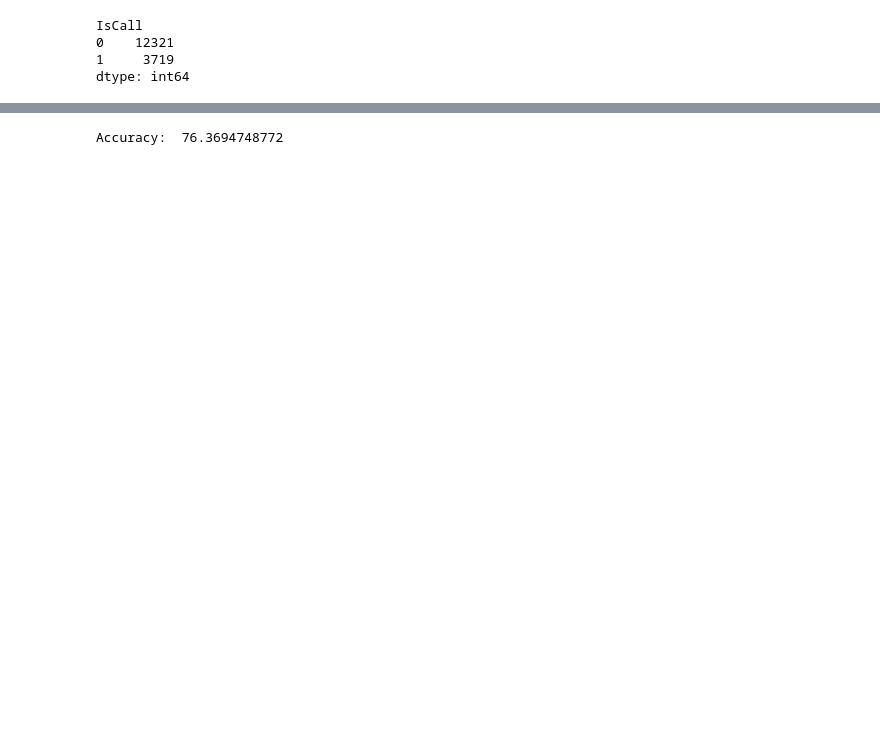
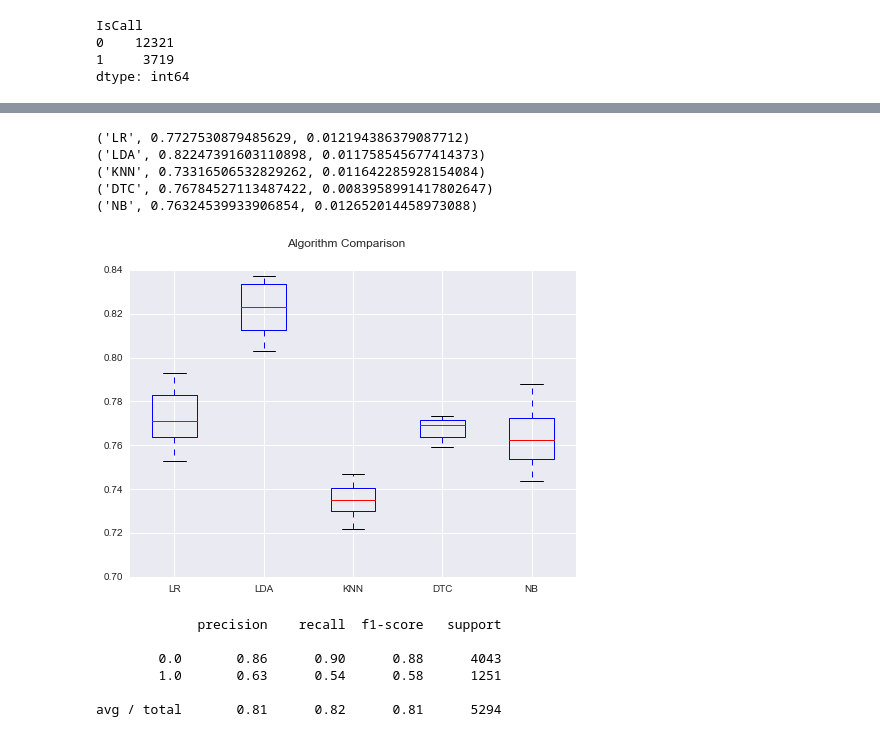
Before and after one commit to apclypsr/Capstone-Project, a Jupyter notebook: SurveyAnalysis.ipynb, the cells around one changed output, grey strips where cells are left out. Saved outputs shown, nothing was run; the diff lists cells and outputs as text; code cells hidden in the pictures; blank space fills up the shorter version.

```diff
--- a/SurveyAnalysis.ipynb
+++ b/SurveyAnalysis.ipynb
@@ -498,8 +494,55 @@ Explained Variance:  [ 0.96121789  0.03470732  0.00217056  0.00147316]
+# %%
+#test different types of models
+
+array = PAIRPLOT2.values
+X = array[:,1:9].astype(float)
+Y = array[:,0]
+validation_size = 0.20
+seed = 7
+X_train, X_validation, Y_train, Y_validation = cross_validation.train_test_split(X, Y,
+test_size=validation_size, random_state=seed)
+num_folds = 10
+num_instances = len(X_train)
+seed = 7
+scoring = 'accuracy'
+models = []
+models.append(('LR', LogisticRegression()))
+models.append(('LDA', LinearDiscriminantAnalysis()))
+models.append(('KNN', KNeighborsClassifier()))
+models.append(('DTC', DecisionTreeClassifier()))
+models.append(('NB', GaussianNB()))
+#models.append(('SVM', SVC())) - causes code to hang
+results = []
+names = []
+for name, model in models:
+    kfold = cross_validation.KFold(n=num_instances, n_folds=num_folds, random_state=seed)
+    cv_results = cross_validation.cross_val_score(model, X_train, Y_train, cv=kfold, scoring=scoring)
+    results.append(cv_results)
+    names.append(name)
+    msg = (name, cv_results.mean(),cv_results.std())
+    print(msg)
+# %% [output]
+('LR', 0.7727530879485629, 0.012194386379087712)
+('LDA', 0.82247391603110898, 0.011758545677414373)
+('KNN', 0.73316506532829262, 0.011642285928154084)
+('DTC', 0.76784527113487422, 0.0083958991417802647)
+('NB', 0.76324539933906854, 0.012652014458973088)
+# %%
+#distribution of models
+
+fig = plt.figure()
+fig.suptitle('Algorithm Comparison')
+ax = fig.add_subplot(111)
+plt.boxplot(results)
+ax.set_xticklabels(names)
+plt.show()
+# %% [output]
+[figure, added]
 # %%
-#train/test algorithm using all 10 features
+#classification report with best model (Decision Trees)
 
-# Evaluate using a train and a test set
-from sklearn import cross_validation
+from sklearn.metrics import classification_report
+
 array = PAIRPLOT2.values
 X = array[:,1:14]
 Y = array[:,0]
@@ -507,10 +550,16 @@ test_size = 0.33
 seed = 7
 X_train, X_test, Y_train, Y_test = cross_validation.train_test_split(X, Y,
 test_size=test_size, random_state=seed)
-model = LogisticRegression()
+model = LinearDiscriminantAnalysis()
 model.fit(X_train, Y_train)
-result = model.score(X_test, Y_test)
-print("Accuracy: ", result*100.0)
+predicted = model.predict(X_test)
+report = classification_report(Y_test, predicted)
+print(report)
 # %% [output]
-Accuracy:  76.3694748772
+             precision    recall  f1-score   support
+
+        0.0       0.86      0.90      0.88      4043
+        1.0       0.63      0.54      0.58      1251
+
+avg / total       0.81      0.82      0.81      5294
 # %%
```
Also changed, not shown: parts of 21 cells of this notebook.
